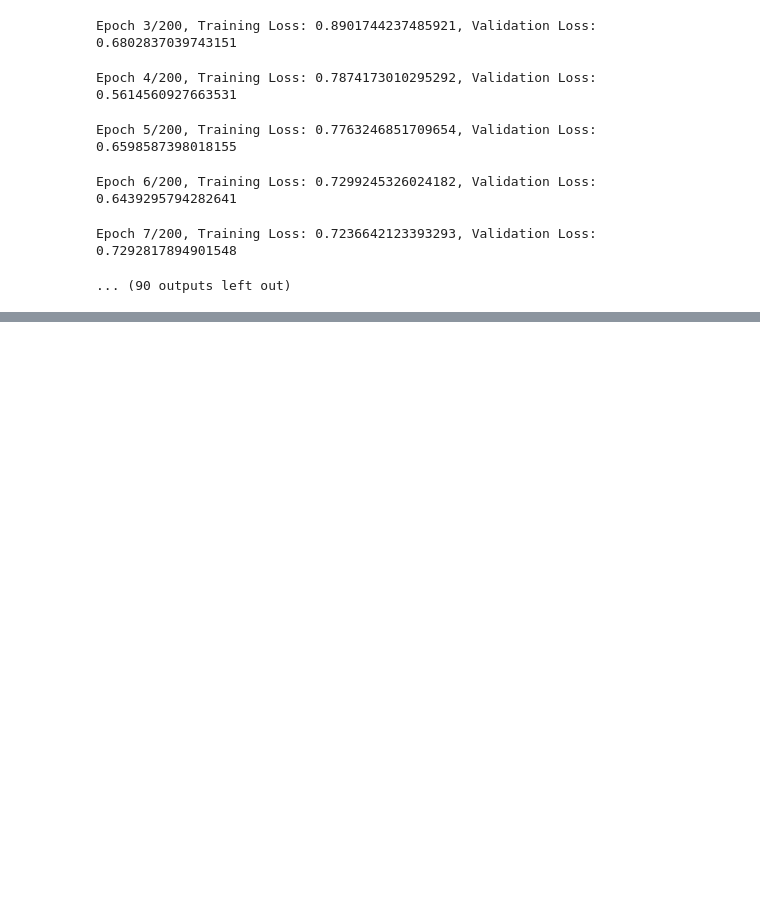
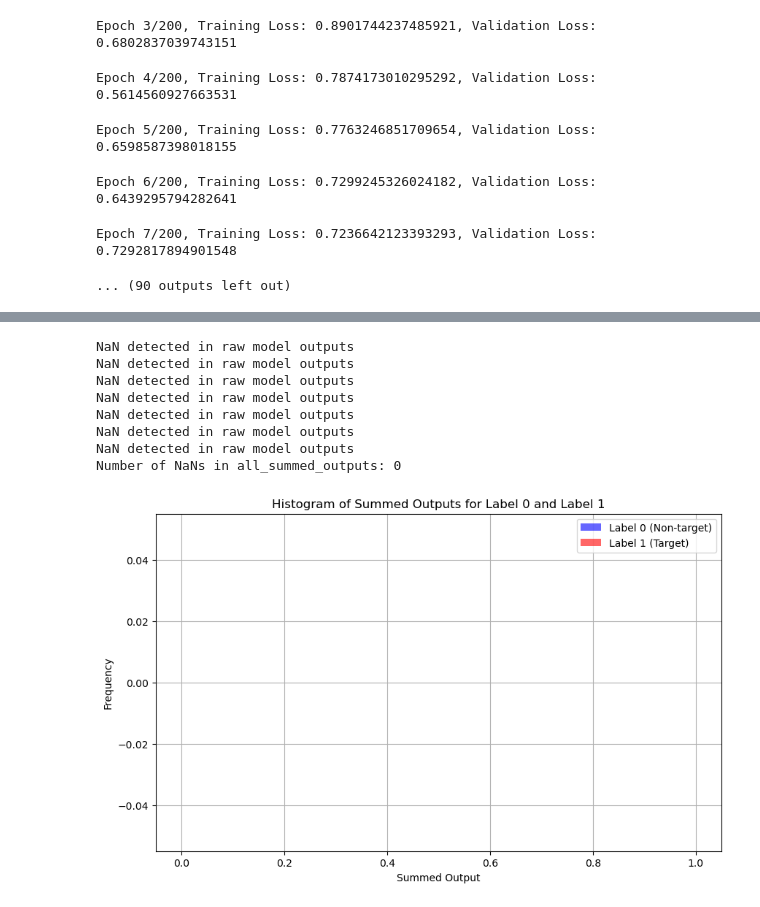
Before and after one commit to uwa-computer-science/project-12-prototype-bio-acoustic-detection-system-soundsentinel, a Jupyter notebook: drawn_wood_training_comparing_potentials.ipynb, the cells around one changed output, grey strips where cells are left out. Drawn from its saved outputs; the diff is of its cells as text; code cells hidden in the pictures; blank space fills up the shorter version.

```diff
--- a/drawn_wood_training_comparing_potentials.ipynb
+++ b/drawn_wood_training_comparing_potentials.ipynb
@@ -346,0 +524,64 @@ Epoch 7/200, Training Loss: 0.7236642123393293, Validation Loss: 0.7292817894901
+# %%
+import numpy as np
+import matplotlib.pyplot as plt
+
+all_summed_outputs = []
+all_labels = []
+
+for inputs, labels in test_loader:
+    inputs = inputs.permute(0, 2, 1).to(device)
+    labels = labels.to(device)
+
+    outputs, _, _ = model(inputs, record=True)
+
+    # Check for NaNs in the outputs before summing
+    if torch.isnan(outputs).any():
+        print("NaN detected in raw model outputs")
+        continue
+
+    # Sum the outputs over the time dimension
+    outputs_sum = outputs.sum(dim=1).detach().cpu().numpy()
+
+    # Check for NaNs after summing
+    if np.isnan(outputs_sum).any():
+        print("NaN detected in summed outputs")
+        continue
+
+    all_summed_outputs.extend(outputs_sum.flatten())
+    all_labels.extend(labels.cpu().numpy())
+
+# Convert to numpy arrays
+all_summed_outputs = np.array(all_summed_outputs)
+all_labels = np.array(all_labels)
+
+# Check for NaNs
+nan_count = np.isnan(all_summed_outputs).sum()
+print(f"Number of NaNs in all_summed_outputs: {nan_count}")
+
+# Filter Nans
+all_summed_outputs = all_summed_outputs[~np.isnan(all_summed_outputs)]
+all_labels = all_labels[~np.isnan(all_summed_outputs)]
+
+summed_outputs_0 = all_summed_outputs[all_labels == 0]
+summed_outputs_1 = all_summed_outputs[all_labels == 1]
+
+# Plot histograms of summed outputs for both classes
+plt.figure(figsize=(10, 6))
+plt.hist(summed_outputs_0, bins=30, alpha=0.6, label='Label 0 (Non-target)', color='blue')
+plt.hist(summed_outputs_1, bins=30, alpha=0.6, label='Label 1 (Target)', color='red')
+plt.xlabel('Summed Output')
+plt.ylabel('Frequency')
+plt.title('Histogram of Summed Outputs for Label 0 and Label 1')
+plt.legend(loc='upper right')
+plt.grid(True)
+plt.show()
+# %% [output]
+NaN detected in raw model outputs
+NaN detected in raw model outputs
+NaN detected in raw model outputs
+NaN detected in raw model outputs
+NaN detected in raw model outputs
+NaN detected in raw model outputs
+NaN detected in raw model outputs
+Number of NaNs in all_summed_outputs: 0
+[figure, added]
```
Also changed, not shown: parts of 6 cells of this notebook.
